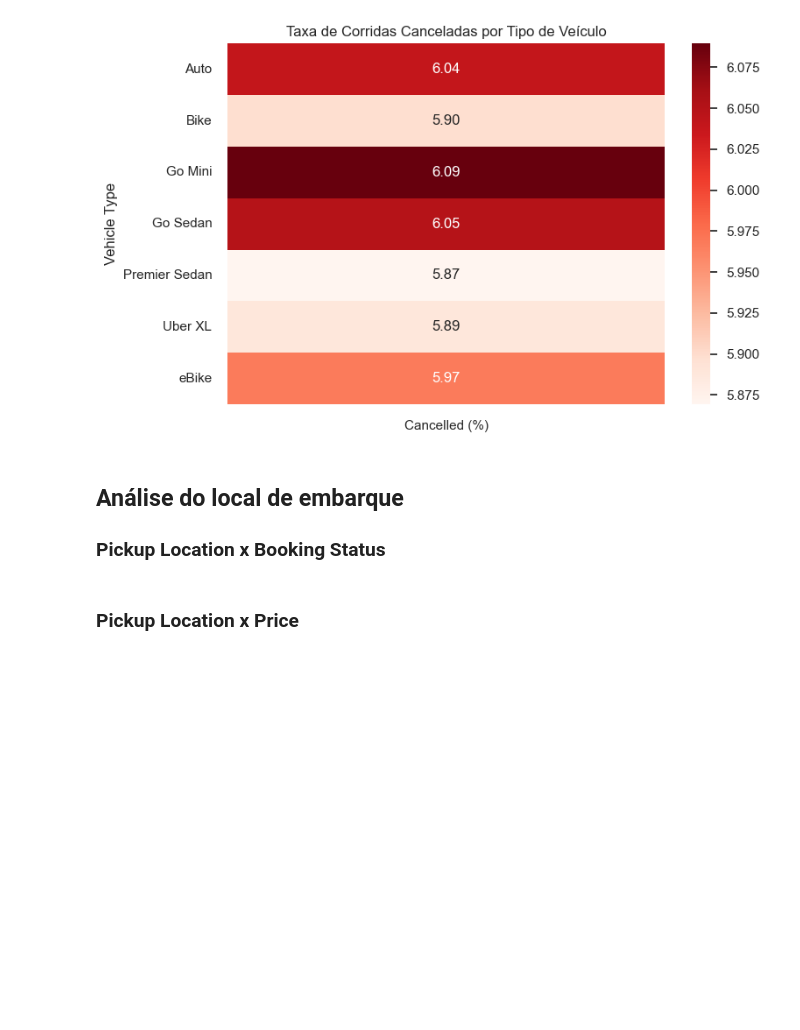
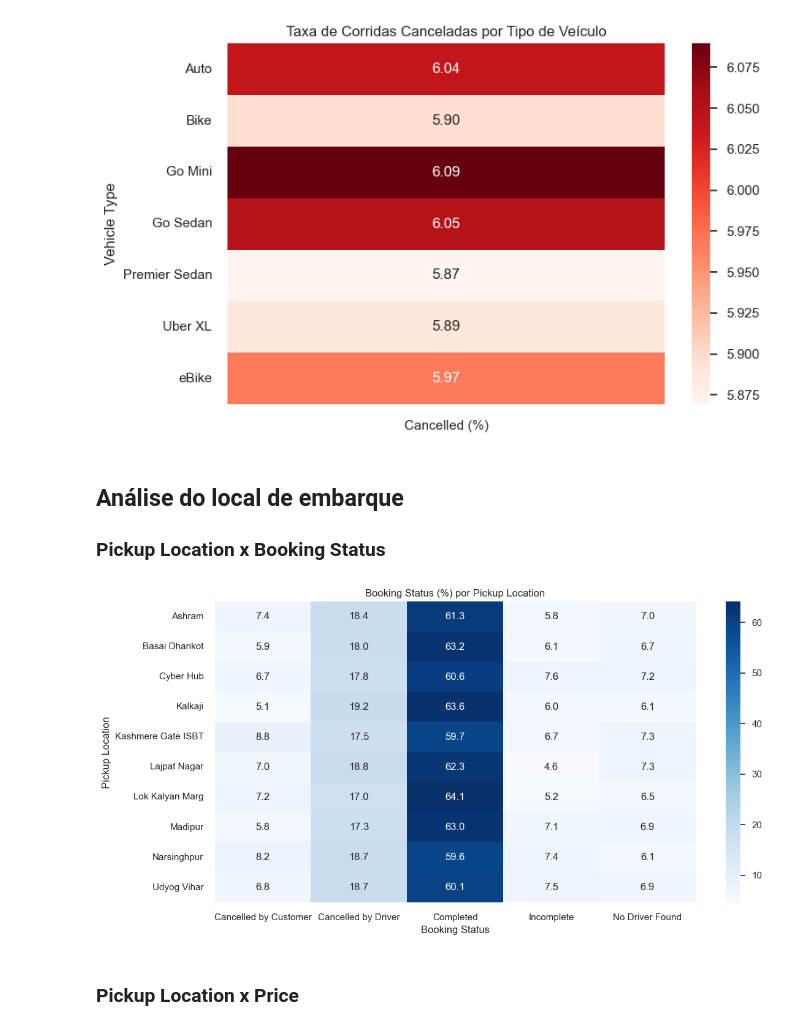
Before and after one commit to guivilela7/Uber-Data-Analytics, a Jupyter notebook: Data Layer/raw/analytics.ipynb, the cells around one changed output. Drawn from its saved outputs; the diff is of its cells as text; code cells hidden in the pictures; blank space fills up the shorter version.

```diff
--- a/Data Layer/raw/analytics.ipynb
+++ b/Data Layer/raw/analytics.ipynb
@@ -14,7 +14,7 @@ import seaborn as sns
 plt.style.use('seaborn-v0_8')
 sns.set_theme(context="notebook", style="whitegrid")
 
-df_raw = pd.read_csv('Data Layer\Raw\dados_brutos.csv')
+df_raw = pd.read_csv('\Data Layer\Raw\dados_brutos.csv')
 df_raw_temp = df_raw.copy()
 # %% [markdown]
 ## Análise de dados faltantes por coluna
@@ -498,11 +498,11 @@ plt.show()
 # %% [markdown]
 ### Vehicle Type x Incomplete Rides
 # %%
-df_raw['Incomplete Flag'] = df_raw['Incomplete Rides'].fillna(0)
+df_raw_temp['Incomplete Flag'] = df_raw_temp['Incomplete Rides'].fillna(0)
 
 ct = pd.crosstab(
-    df_raw['Vehicle Type'],
-    df_raw['Incomplete Flag'],
+    df_raw_temp['Vehicle Type'],
+    df_raw_temp['Incomplete Flag'],
     normalize='index'
 ) * 100
 
@@ -522,5 +522,30 @@ plt.show()
 ## Análise do local de embarque
 
 ### Pickup Location x Booking Status
+# %%
+top_pickup_locations = (
+    df_raw_temp['Pickup Location']
+    .value_counts()
+    .head(10)
+    .reset_index()
+)
+
+df_top_locations = df_raw_temp[df_raw_temp['Pickup Location'].isin(top_locations)]
+
+ct_1 = pd.crosstab(
+    df_top_locations['Pickup Location'],
+    df_top_locations['Booking Status'],
+    normalize='index'
+) * 100
+
+plt.figure(figsize=(12,6))
+sns.heatmap(ct_1, annot=True, fmt='.1f', cmap='Blues')
+plt.title('Booking Status (%) por Pickup Location')
+plt.xlabel('Booking Status')
+plt.ylabel('Pickup Location')
+plt.tight_layout()
+plt.show()
+# %% [output]
+[figure, added]
 # %% [markdown]
 ### Pickup Location x Price
```
Also changed, not shown: parts of 10 cells of this notebook.
